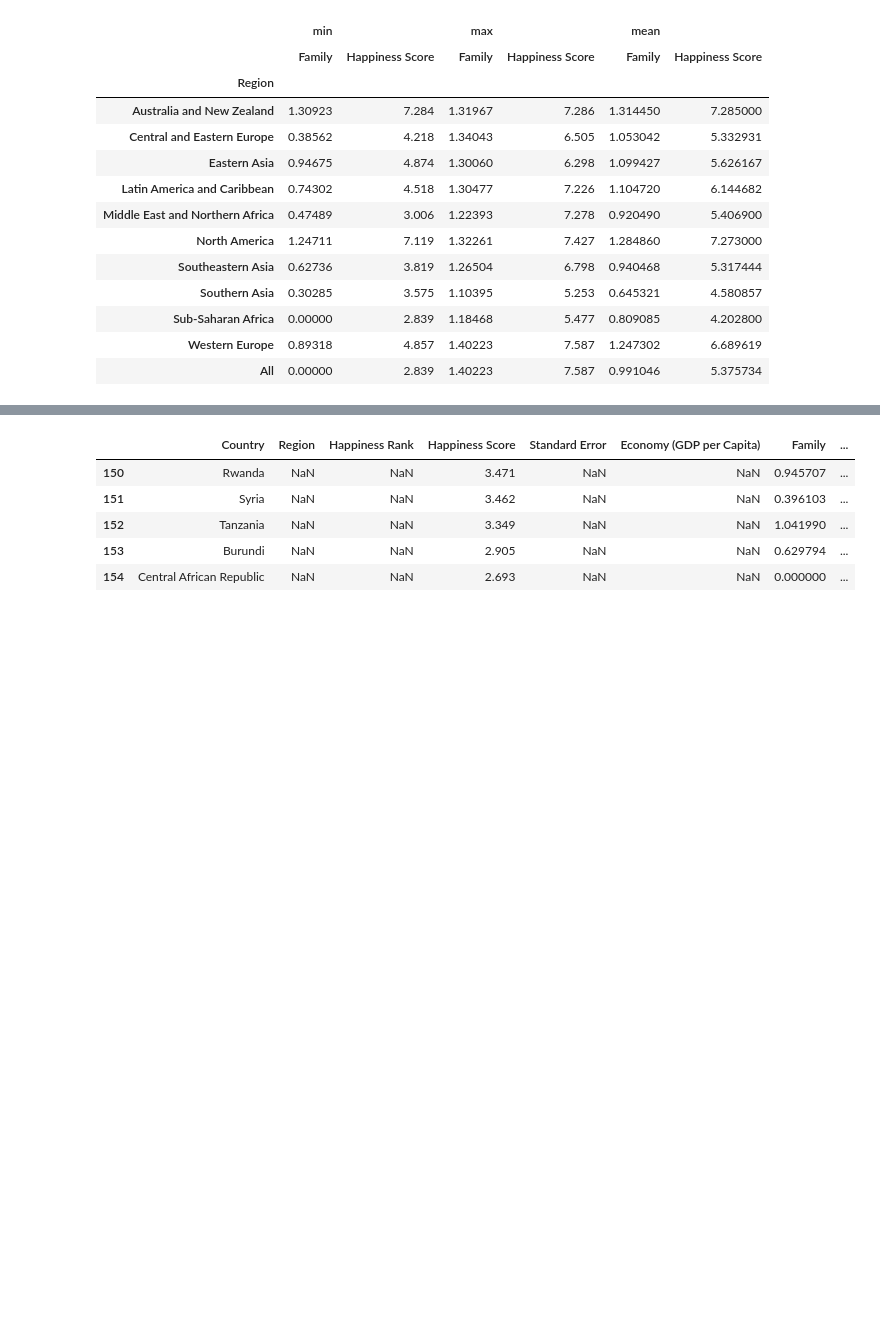
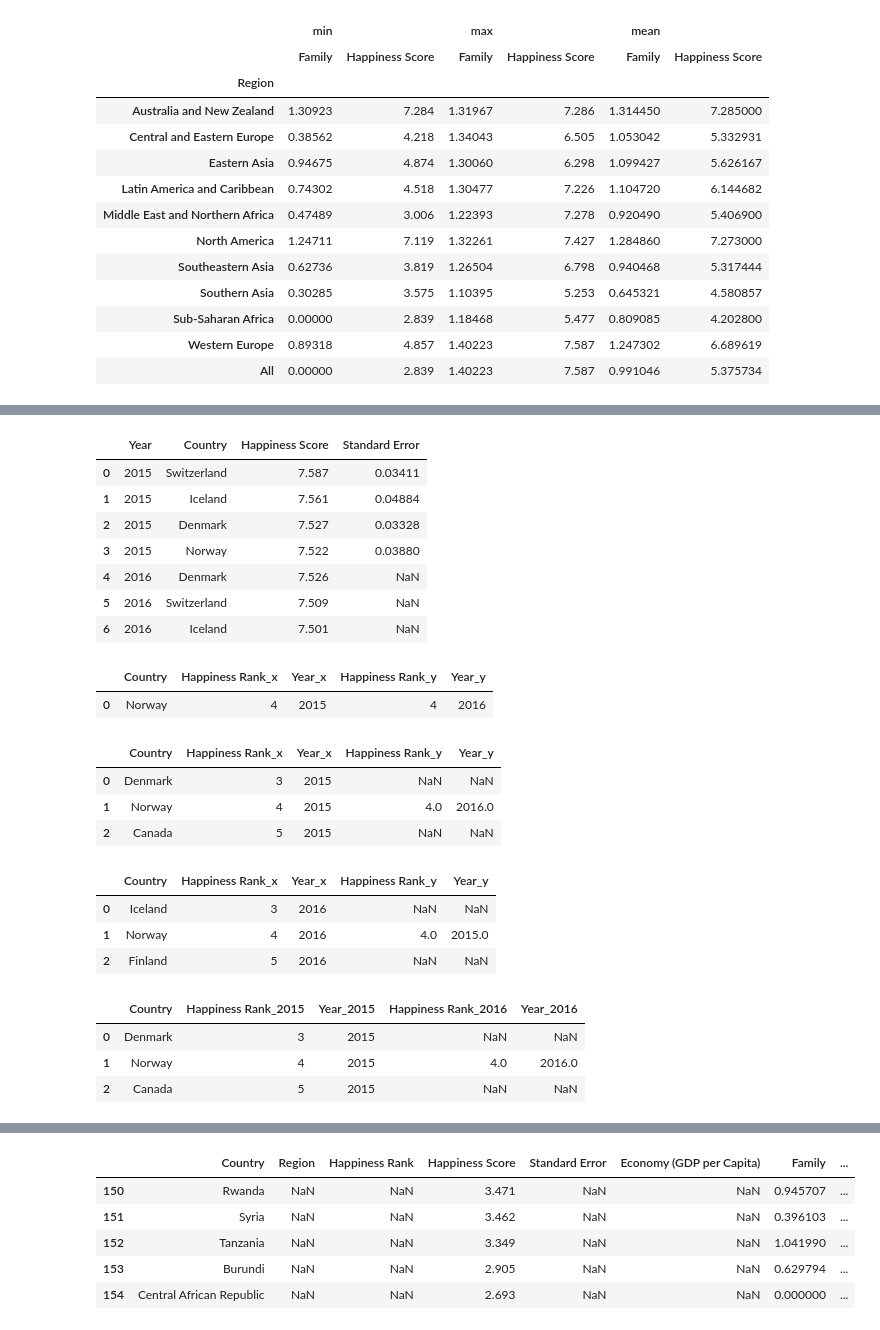
Before and after one commit to Krzesimir13/DataQuest, a Jupyter notebook: world_happiness.ipynb, the cells around one changed output, grey strips where cells are left out. Cells and saved outputs as stored; diff of their text form; code cells hidden in the pictures; blank space fills up the shorter version.

```diff
--- a/world_happiness.ipynb
+++ b/world_happiness.ipynb
@@ -263,0 +335,11 @@ happiness2017['Year'] = 2017
+# %%
+pd.concat([head_2015, head_2016], axis=0, ignore_index=True)
+# %% [output]
+|  | Year | Country | Happiness Score | Standard Error |
+| 0 | 2015 | Switzerland | 7.587 | 0.03411 |
+| 1 | 2015 | Iceland | 7.561 | 0.04884 |
+| 2 | 2015 | Denmark | 7.527 | 0.03328 |
+| 3 | 2015 | Norway | 7.522 | 0.03880 |
+| 4 | 2016 | Denmark | 7.526 | NaN |
+| 5 | 2016 | Switzerland | 7.509 | NaN |
+| 6 | 2016 | Iceland | 7.501 | NaN |
@@ -263,0 +349,27 @@ happiness2017['Year'] = 2017
+# %%
+pd.merge(left=three_2015, right=three_2016, on='Country')
+# %% [output]
+|  | Country | Happiness Rank_x | Year_x | Happiness Rank_y | Year_y |
+| 0 | Norway | 4 | 2015 | 4 | 2016 |
+# %%
+pd.merge(left=three_2015, right=three_2016, on='Country', how='left')
+# %% [output]
+|  | Country | Happiness Rank_x | Year_x | Happiness Rank_y | Year_y |
+| 0 | Denmark | 3 | 2015 | NaN | NaN |
+| 1 | Norway | 4 | 2015 | 4.0 | 2016.0 |
+| 2 | Canada | 5 | 2015 | NaN | NaN |
+# %%
+pd.merge(left=three_2016, right=three_2015, on='Country', how='left')
+# %% [output]
+|  | Country | Happiness Rank_x | Year_x | Happiness Rank_y | Year_y |
+| 0 | Iceland | 3 | 2016 | NaN | NaN |
+| 1 | Norway | 4 | 2016 | 4.0 | 2015.0 |
+| 2 | Finland | 5 | 2016 | NaN | NaN |
+# %%
+pd.merge(left=three_2015, right=three_2016, how='left',
+                  on='Country', suffixes=('_2015', '_2016'))
+# %% [output]
+|  | Country | Happiness Rank_2015 | Year_2015 | Happiness Rank_2016 | Year_2016 |
+| 0 | Denmark | 3 | 2015 | NaN | NaN |
+| 1 | Norway | 4 | 2015 | 4.0 | 2016.0 |
+| 2 | Canada | 5 | 2015 | NaN | NaN |
```
Also changed, not shown: parts of 23 cells of this notebook.
